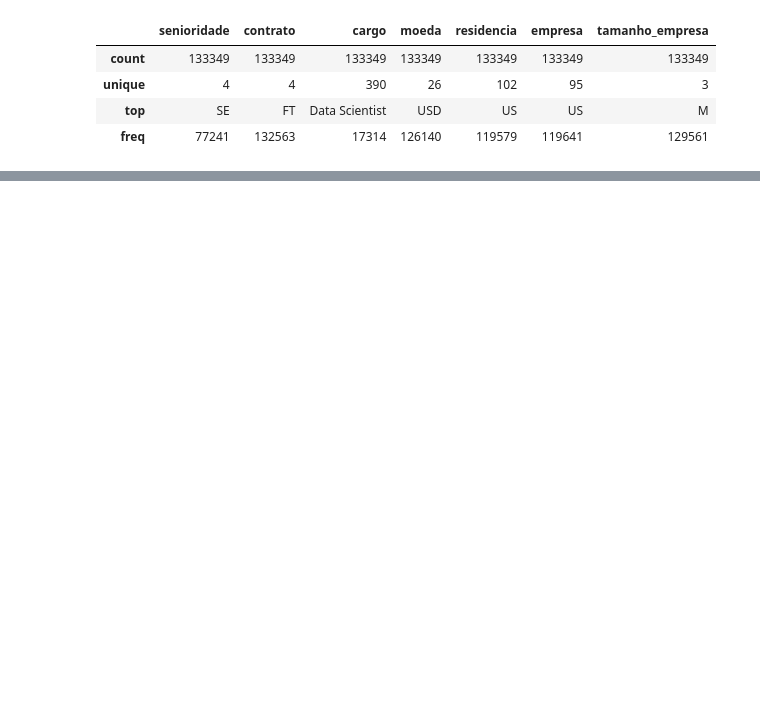
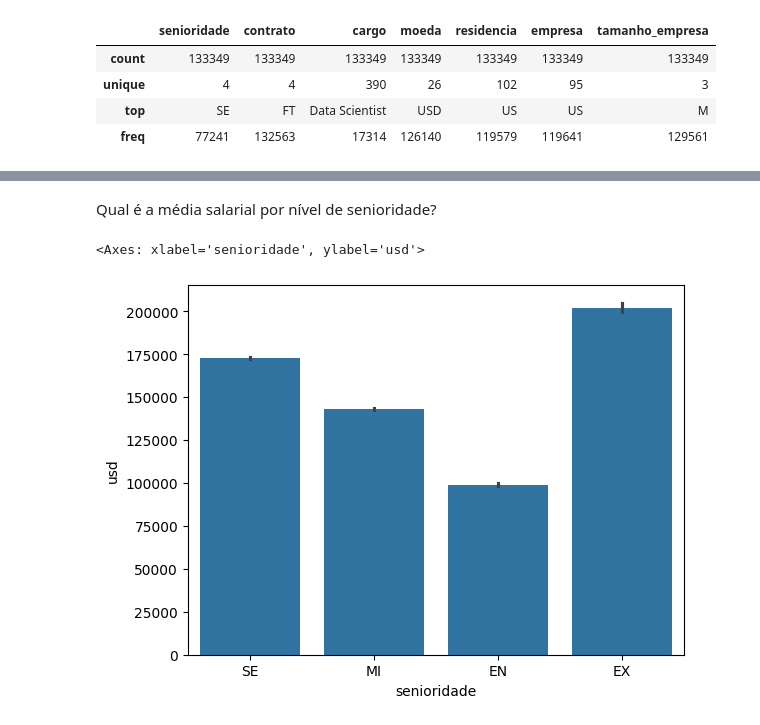
Before and after one commit to Isabellygit/py_dados, a Jupyter notebook: alura_py.ipynb, the cells around one changed output, grey strips where cells are left out. Cells and saved outputs as stored; diff of their text form; code cells hidden in the pictures; blank space fills up the shorter version.

```diff
--- a/alura_py.ipynb
+++ b/alura_py.ipynb
@@ -151,0 +281,3 @@ df.describe(include='object') #faz uma descrição estatística das colunas do t
+# %%
+df_limpo = df.dropna()
+df_limpo.isnull().sum()
@@ -151,0 +310,3 @@ df.describe(include='object') #faz uma descrição estatística das colunas do t
+# %%
+df_limpo = df_limp.assign(ano=df_limpo ['ano'].astype('Int64'))
+df_limp.head()
@@ -151,0 +341,7 @@ df.describe(include='object') #faz uma descrição estatística das colunas do t
+# %% [markdown]
+Qual é a média salarial por nível de senioridade?
+# %%
+sns.barplot(data=df_limpo, x='senioridade', y='usd', estimator='mean')
+# %% [output]
+<Axes: xlabel='senioridade', ylabel='usd'>
+[figure, added]
```
Also changed, not shown: parts of 50 cells of this notebook.
